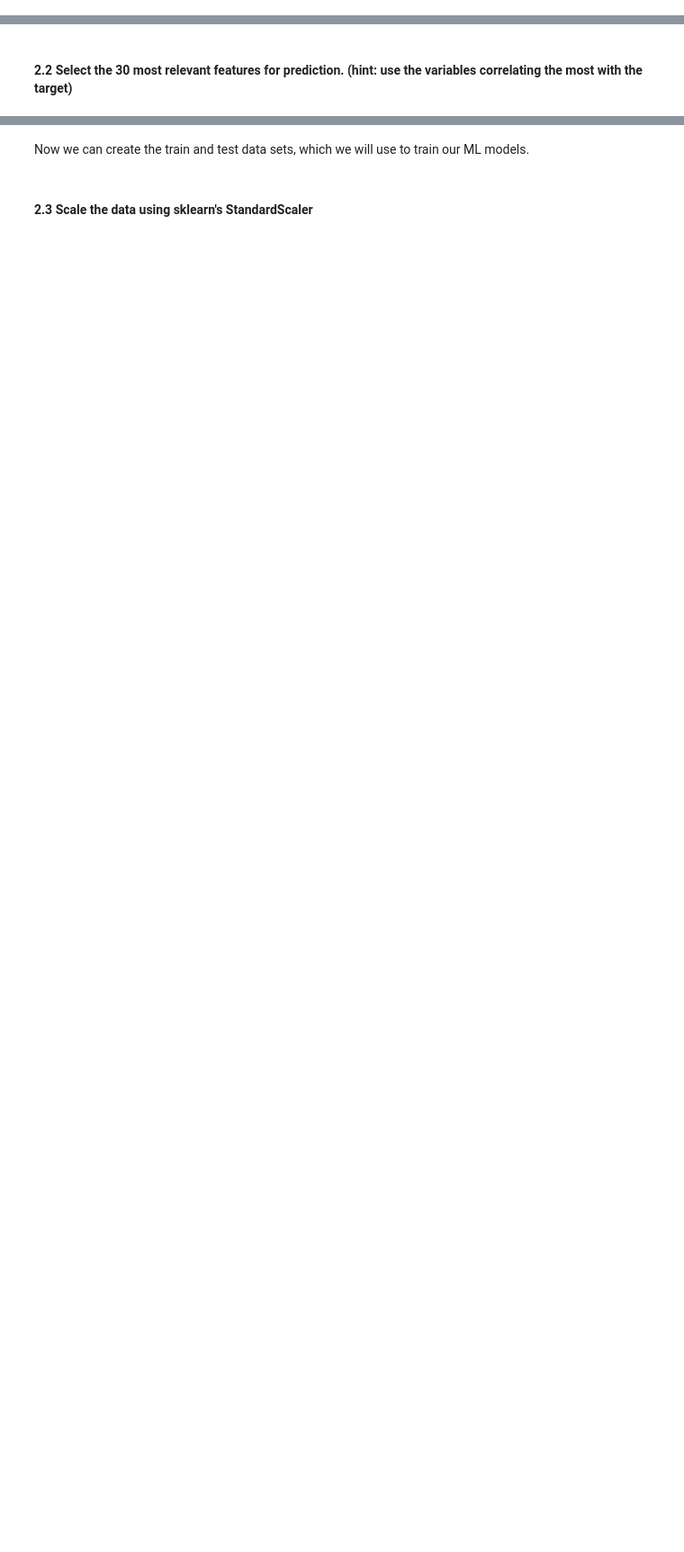
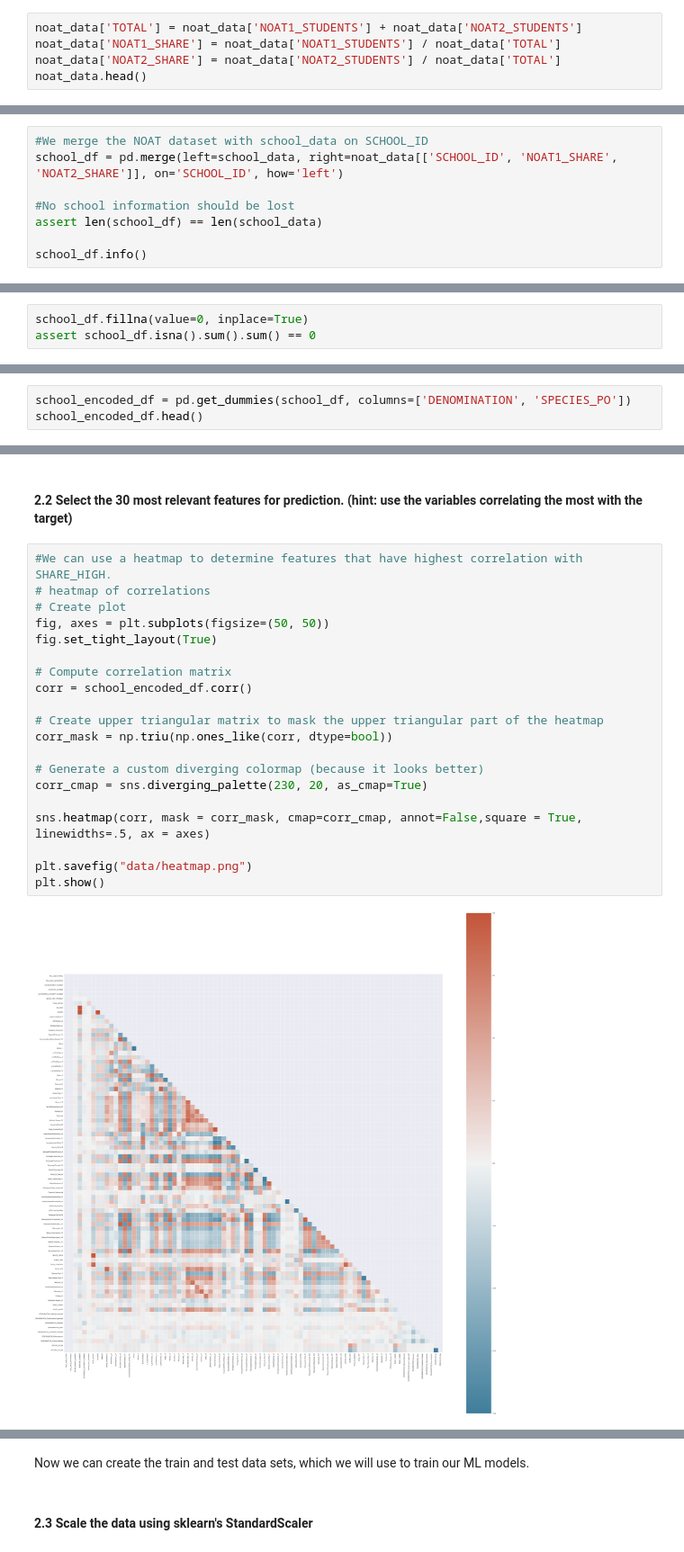
Before and after one commit to hjdeheer/TPM34A_Lab, a Jupyter notebook: Assignments/assignment_03/assignment_03.ipynb, the cells around one changed output, grey strips where cells are left out. Shown at 90% size. Cells and saved outputs as stored; diff of their text form; blank space fills up the shorter version.

```diff
--- a/Assignments/assignment_03/assignment_03.ipynb
+++ b/Assignments/assignment_03/assignment_03.ipynb
@@ -117,2 +184,7 @@ pd.set_option('display.max_columns', None)
 # %% [markdown]
 #### 1.2 Compute the share of NOAT1 students and the share of NOAT2 students in each school.
+# %%
+noat_data['TOTAL'] = noat_data['NOAT1_STUDENTS'] + noat_data['NOAT2_STUDENTS']
+noat_data['NOAT1_SHARE'] = noat_data['NOAT1_STUDENTS'] / noat_data['TOTAL']
+noat_data['NOAT2_SHARE'] = noat_data['NOAT2_STUDENTS'] / noat_data['TOTAL']
+noat_data.head()
@@ -119,2 +198,10 @@ pd.set_option('display.max_columns', None)
 # %% [markdown]
 #### 1.3 Add the share of NOAT1 students and the share of NOAT2 students to the school data. (The NOAT data does not exist for some school in the school data, do **NOT** drop observations for these schools, and replace na values by 0.)
+# %%
+#We merge the NOAT dataset with school_data on SCHOOL_ID
+school_df = pd.merge(left=school_data, right=noat_data[['SCHOOL_ID', 'NOAT1_SHARE', 'NOAT2_SHARE']], on='SCHOOL_ID', how='left')
+
+#No school information should be lost
+assert len(school_df) == len(school_data)
+
+school_df.info()
@@ -121,3 +228,6 @@ pd.set_option('display.max_columns', None)
+# %%
+school_df.fillna(value=0, inplace=True)
+assert school_df.isna().sum().sum() == 0
 # %% [markdown]
 ### **2. Prepare the data**
 #### 2.1 Encode categorical features ('DENOMINATION' and 'SPECIES_PO').
@@ -123,0 +243,3 @@ pd.set_option('display.max_columns', None)
+# %%
+school_encoded_df = pd.get_dummies(school_df, columns=['DENOMINATION', 'SPECIES_PO'])
+school_encoded_df.head()
@@ -124,2 +255,24 @@ pd.set_option('display.max_columns', None)
 # %% [markdown]
 #### 2.2 Select the 30 most relevant features for prediction. (hint: use the variables correlating the most with the target)
+# %%
+#We can use a heatmap to determine features that have highest correlation with SHARE_HIGH.
+# heatmap of correlations
+# Create plot
+fig, axes = plt.subplots(figsize=(50, 50))
+fig.set_tight_layout(True)
+
+# Compute correlation matrix
+corr = school_encoded_df.corr()
+
+# Create upper triangular matrix to mask the upper triangular part of the heatmap
+corr_mask = np.triu(np.ones_like(corr, dtype=bool))
+
+# Generate a custom diverging colormap (because it looks better)
+corr_cmap = sns.diverging_palette(230, 20, as_cmap=True)
+
+sns.heatmap(corr, mask = corr_mask, cmap=corr_cmap, annot=False,square = True, linewidths=.5, ax = axes)
+
+plt.savefig("data/heatmap.png")
+plt.show()
+# %% [output]
+[figure, added]
```
Also changed, not shown: parts of 42 cells of this notebook, 3 other files.
